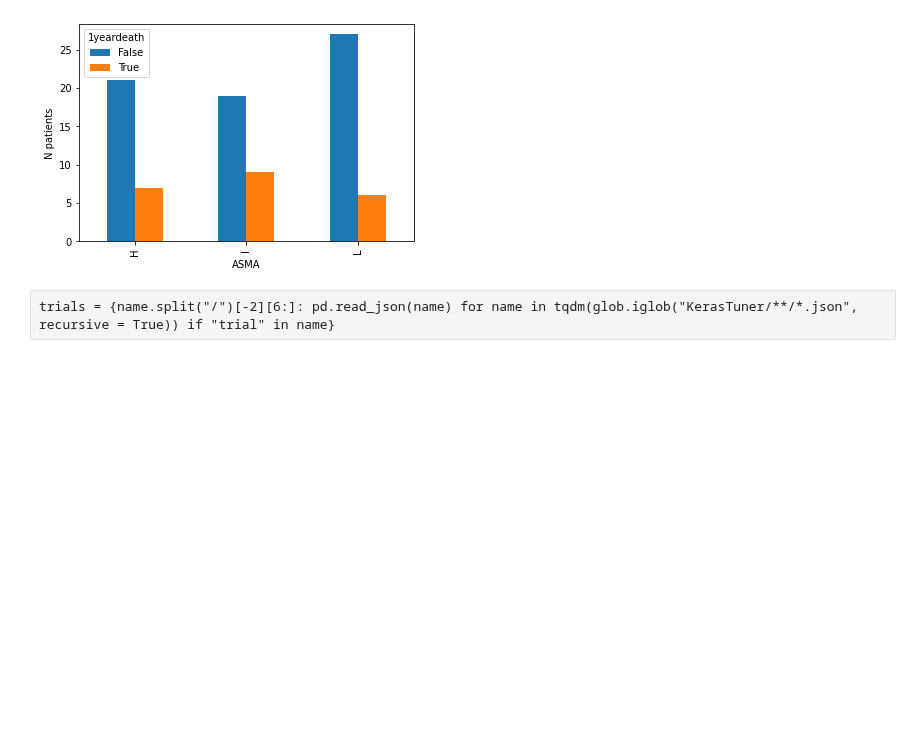
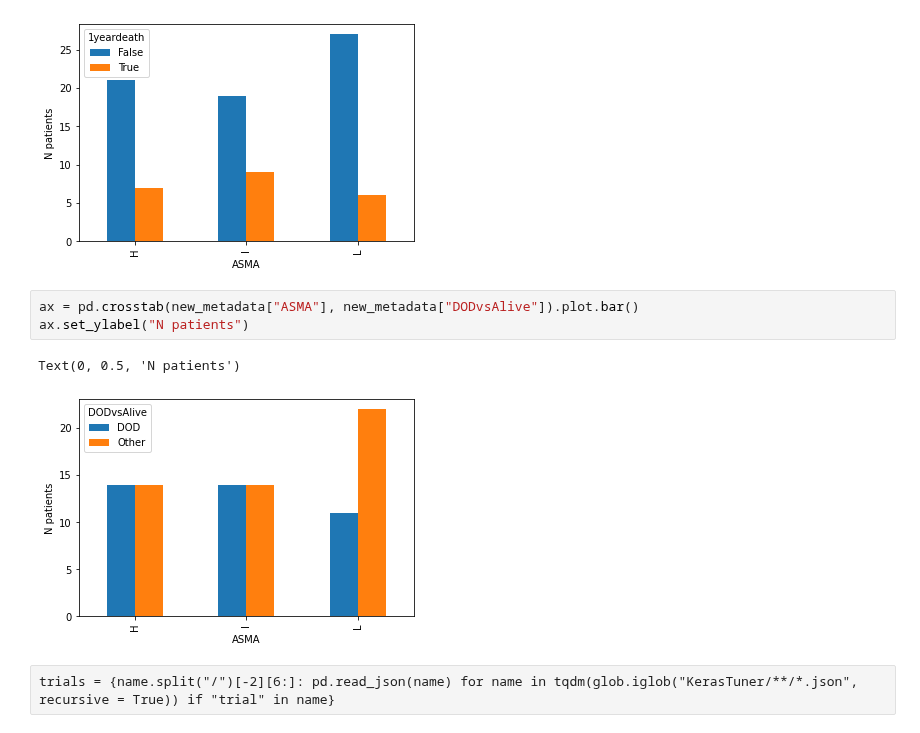
Before and after one commit to c-whitley/PHD, a Jupyter notebook: Prognosis.ipynb, the cells around one changed output. Saved outputs shown, nothing was run; the diff lists cells and outputs as text; blank space fills up the shorter version.

```diff
--- a/Prognosis.ipynb
+++ b/Prognosis.ipynb
@@ -179,6 +201,12 @@ ax.set_ylabel("N patients")
 # %% [output]
 Text(0, 0.5, 'N patients')
 [figure]
+# %%
+ax = pd.crosstab(new_metadata["ASMA"], new_metadata["DODvsAlive"]).plot.bar()
+ax.set_ylabel("N patients")
+# %% [output]
+Text(0, 0.5, 'N patients')
+[figure, added]
 # %% [raw]
 trials = {name.split("/")[-2][6:]: pd.read_json(name) for name in tqdm(glob.iglob("KerasTuner/**/*.json", recursive = True)) if "trial" in name}
 # %% [markdown]
```
Also changed, not shown: parts of 17 cells of this notebook, 1 other file.
